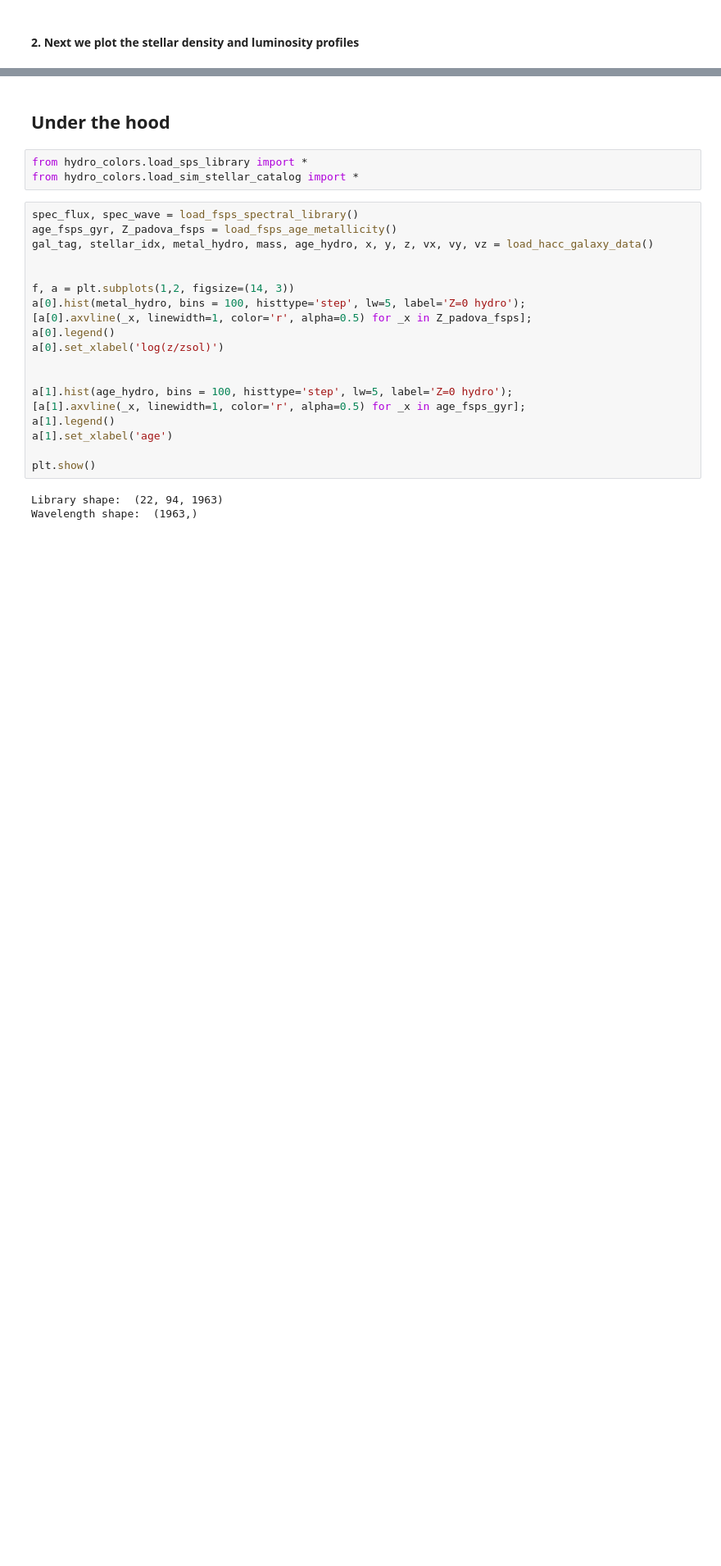
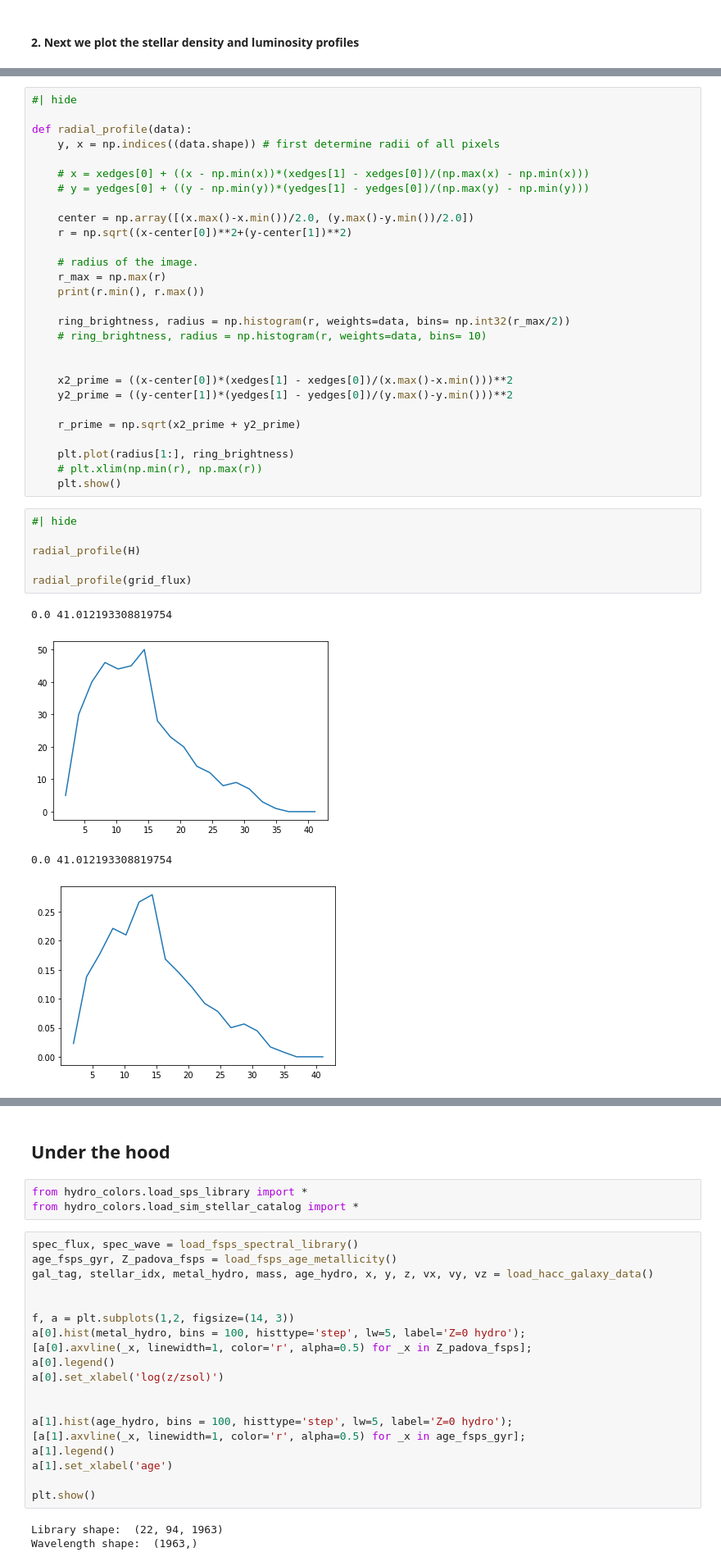
Before and after one commit to nesar/hydro_colors, a Jupyter notebook: nbs/index.ipynb, the cells around one changed output, grey strips where cells are left out. Shown at 82% size. Saved outputs shown, nothing was run; the diff lists cells and outputs as text; blank space fills up the shorter version.

```diff
--- a/nbs/index.ipynb
+++ b/nbs/index.ipynb
@@ -168,0 +250,39 @@ plt.show()
+# %%
+#| hide
+
+def radial_profile(data):
+    y, x = np.indices((data.shape)) # first determine radii of all pixels
+
+    # x = xedges[0] + ((x - np.min(x))*(xedges[1] - xedges[0])/(np.max(x) - np.min(x)))
+    # y = yedges[0] + ((y - np.min(y))*(yedges[1] - yedges[0])/(np.max(y) - np.min(y)))
+
+    center = np.array([(x.max()-x.min())/2.0, (y.max()-y.min())/2.0])
+    r = np.sqrt((x-center[0])**2+(y-center[1])**2)
+
+    # radius of the image.
+    r_max = np.max(r)
+    print(r.min(), r.max())
+
+    ring_brightness, radius = np.histogram(r, weights=data, bins= np.int32(r_max/2))
+    # ring_brightness, radius = np.histogram(r, weights=data, bins= 10)
+
+
+    x2_prime = ((x-center[0])*(xedges[1] - xedges[0])/(x.max()-x.min()))**2
+    y2_prime = ((y-center[1])*(yedges[1] - yedges[0])/(y.max()-y.min()))**2
+
+    r_prime = np.sqrt(x2_prime + y2_prime)
+
+    plt.plot(radius[1:], ring_brightness)
+    # plt.xlim(np.min(r), np.max(r))
+    plt.show()
+# %%
+#| hide
+
+radial_profile(H)
+
+radial_profile(grid_flux)
+# %% [output]
+0.0 41.012193308819754
+[figure, added]
+0.0 41.012193308819754
+[figure, added]
```
Also changed, not shown: parts of 8 cells of this notebook, 7 other files.
